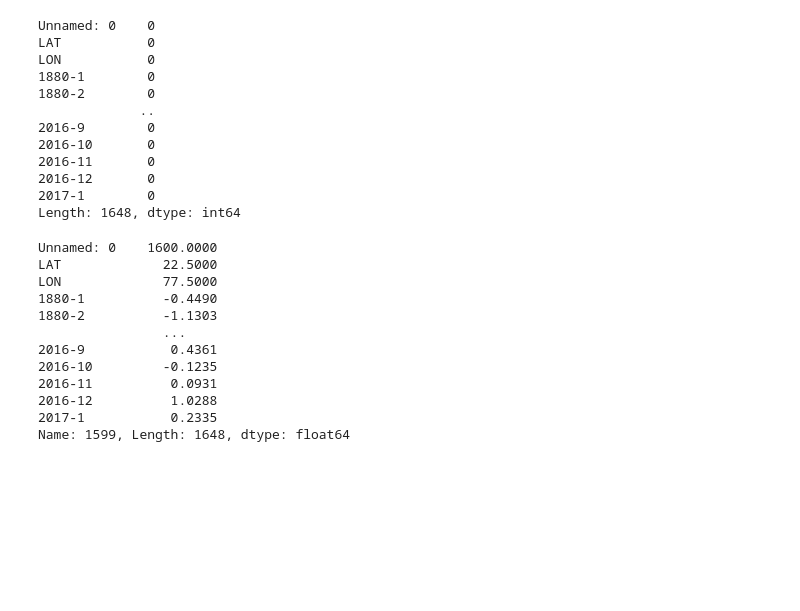
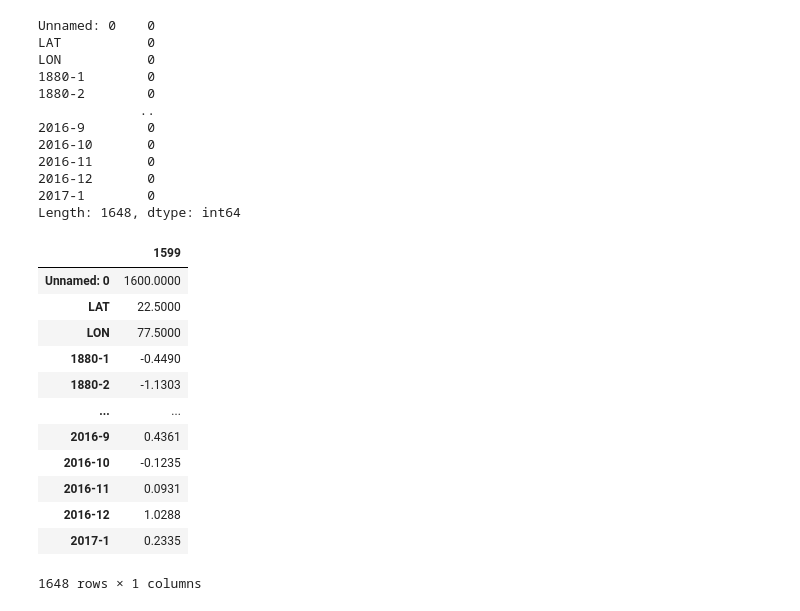
Before and after one commit to jordan-gilmartin/cuyamaca-climatology-analysis, a Jupyter notebook: cuyamaca-climatology-analysis.ipynb, the cells around one changed output. Drawn from its saved outputs; the diff is of its cells as text; code cells hidden in the pictures; blank space fills up the shorter version.

Commit message:
adding NOAA data to dataframes

```diff
--- a/cuyamaca-climatology-analysis.ipynb
+++ b/cuyamaca-climatology-analysis.ipynb
@@ -590,18 +572,20 @@ LON           0
 2016-12       0
 2017-1        0
 Length: 1648, dtype: int64
-# %%
-NOAA_results.iloc[1599]
-# %% [output]
-Unnamed: 0    1600.0000
-LAT             22.5000
-LON             77.5000
-1880-1          -0.4490
-1880-2          -1.1303
-                ...
-2016-9           0.4361
-2016-10         -0.1235
-2016-11          0.0931
-2016-12          1.0288
-2017-1           0.2335
-Name: 1599, Length: 1648, dtype: float64
+# %%
+noaa = pd.DataFrame(NOAA_results.iloc[1599])
+noaa
+# %% [output]
+|  | 1599 |
+| Unnamed: 0 | 1600.0000 |
+| LAT | 22.5000 |
+| LON | 77.5000 |
+| 1880-1 | -0.4490 |
+| 1880-2 | -1.1303 |
+| ... | ... |
+| 2016-9 | 0.4361 |
+| 2016-10 | -0.1235 |
+| 2016-11 | 0.0931 |
+| 2016-12 | 1.0288 |
+| 2017-1 | 0.2335 |
+1648 rows × 1 columns
```
Also changed, not shown: parts of 4 cells of this notebook.
